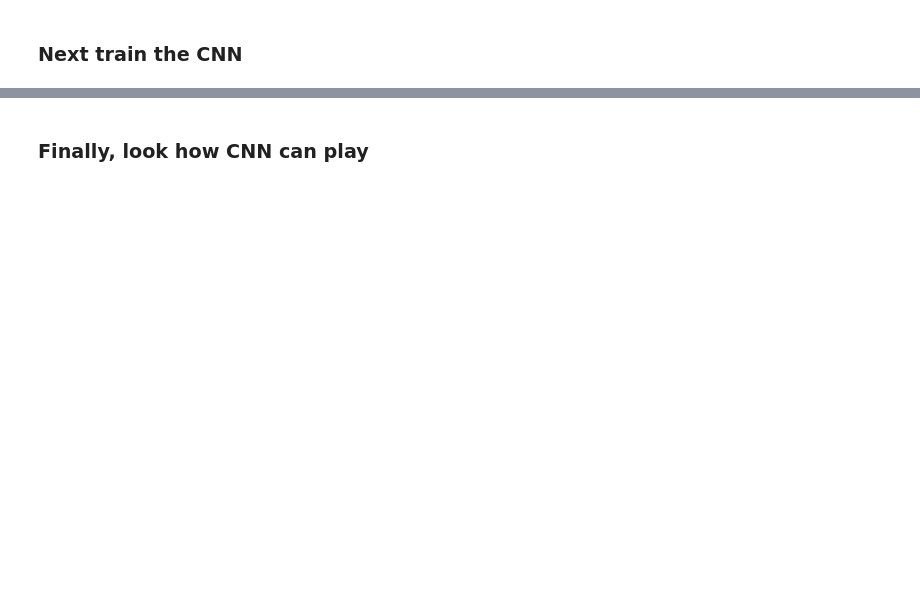
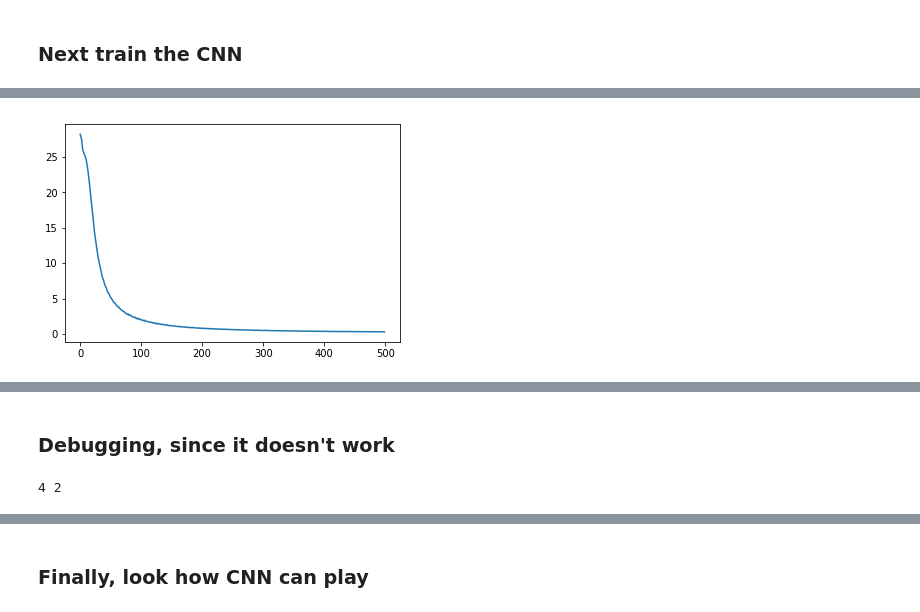
Before and after one commit to ippeter/Aeroflot-II, a Jupyter notebook: Aeroflot II. The Dark Side v2.0 20190416.ipynb, the cells around one changed output, grey strips where cells are left out. Saved outputs shown, nothing was run; the diff lists cells and outputs as text; code cells hidden in the pictures; blank space fills up the shorter version.

Commit message:
Seems ok, but doesn't work on tests

```diff
--- a/Aeroflot II. The Dark Side v2.0 20190416.ipynb
+++ b/Aeroflot II. The Dark Side v2.0 20190416.ipynb
@@ -522,10 +520,10 @@ Final length of moves_memory is 3924
 # v6.0 pure Keras 20190323
 aero_cnn = Sequential()
 
-aero_cnn.add(Conv2D(128, kernel_size=3, strides = (1, 1), padding='same', activation='relu', data_format = 'channels_last', input_shape=(7, 6, 1)))
-aero_cnn.add(Conv2D(64, kernel_size=3, strides = (1, 1), padding='same', activation='relu'))
+aero_cnn.add(Conv2D(192, kernel_size=3, strides = (1, 1), padding='same', activation='relu', data_format = 'channels_last', input_shape=(7, 6, 1)))
+aero_cnn.add(Conv2D(128, kernel_size=3, strides = (1, 1), padding='same', activation='relu'))
 aero_cnn.add(Flatten())
-aero_cnn.add(Dense(32, activation='relu'))
+aero_cnn.add(Dense(64, activation='relu'))
 aero_cnn.add(Dense(1))
 
 aero_cnn.compile(optimizer='adam', loss='mean_squared_error', metrics=['mse'])
@@ -537,24 +553,28 @@ NUM_OF_EPOCHS = 500
 MINIBATCH_SIZE = 64
 # %%
 %%time
+
+replay_memory = moves_memory
 
 # Строим X_train и Y_train
 X_train = ()
 Y_train = np.zeros((len(replay_memory), 1))
 
 for num, item in enumerate(replay_memory):
     s_before = item[0]
     actn = item[1]
     rwrd = item[2]
     s_after = item[3]
 
-    X_train = X_train + (make_move(s_before, actn),)
+    X_train = X_train + (make_move_v2(s_before, actn, moves)[0],)
     Y_train[num, 0] = rwrd
 
 X_train = np.expand_dims(np.stack(X_train, axis=0), axis=3)
 
 # Делаем градиентный спуск, подкручиваем веса сети
 history = aero_cnn.fit(X_train, Y_train, batch_size=MINIBATCH_SIZE, epochs=NUM_OF_EPOCHS, verbose=0)
 
 plt.plot(history.history['loss'])
 plt.show()
+# %% [output]
+[figure, added]
@@ -560,0 +582,16 @@ plt.show()
+# %% [markdown]
+### Debugging, since it doesn't work
+# %%
+cnt = 0
+last = 1
+
+for item in replay_memory:
+    if (item[2] > 0):
+        if (cnt > last):
+            break
+        else:
+            cnt = cnt + 1
+
+print(item[2], cnt)
+# %% [output]
+4 2
```
Also changed, not shown: parts of 21 cells of this notebook.
